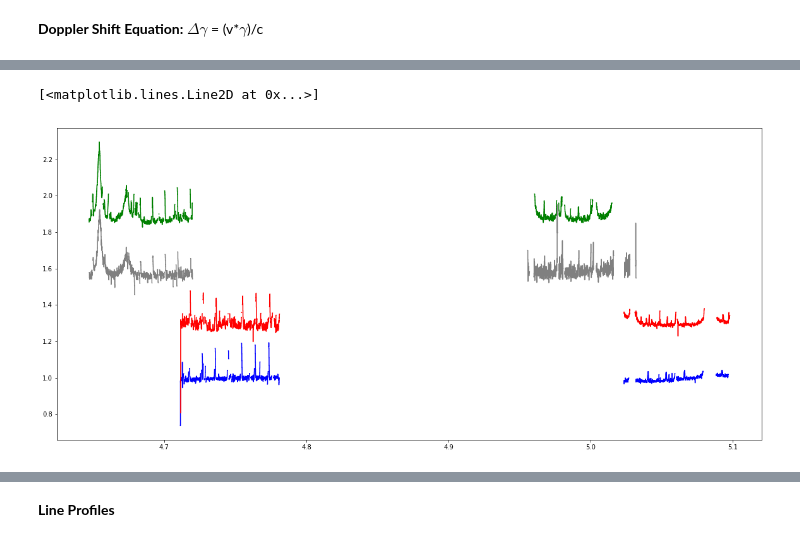
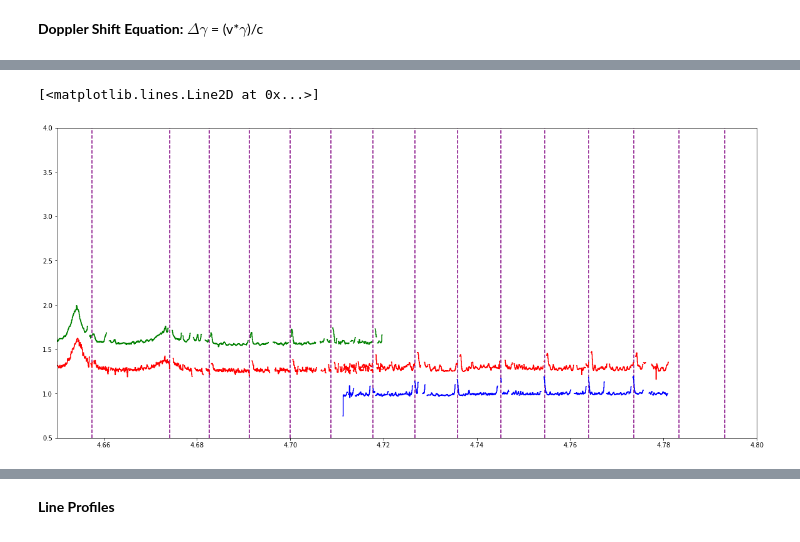
Before and after one commit to hanmars1822/summer_research, a Jupyter notebook: abaur_corrected_plots.ipynb, the cells around one changed output, grey strips where cells are left out. Cells and saved outputs as stored; diff of their text form; code cells hidden in the pictures.

```diff
--- a/abaur_corrected_plots.ipynb
+++ b/abaur_corrected_plots.ipynb
@@ -35,26 +32,19 @@ data20131223 = hdulist20131223[1].data
 #Telluric Cutoff
 no = 0.60
 from astropy.table import Table
-t = Table.read('/Users/hanna/Desktop/URSI/Summer_Research/ABAUR_20101213_glue.fits')
+t = Table.read('/Users/hanna/Desktop/URSI/ABAUR_20101213_glue.fits')
 df1213 = t.to_pandas()
 df1213 = DataFrame(df1213, columns = ['wave', 'div', 'src', 'std'])
 df1213.loc[df1213['std'] >0, 'std'] = (df1213['std']/1.302589514146253) #normalize
 df1213.loc[df1213['std'] <no, 'div'] = None
 
-t = Table.read('/Users/hanna/Desktop/URSI/Summer_Research/ABAUR_20121231_glue.fits')
+t = Table.read('/Users/hanna/Desktop/URSI/ABAUR_20121231_glue.fits')
 df1231 = t.to_pandas()
 df1231 = DataFrame(df1231, columns = ['wave', 'div', 'src', 'std'])
 df1231.loc[df1231['std'] >0, 'std'] = (df1231['std']/1.3036475482894394) #normalize
 df1231.loc[df1231['std'] <no, 'div'] = None
 
-
-t = Table.read('/Users/hanna/Desktop/URSI/Summer_Research/ABAUR_20130101_glue.fits')
-df0101 = t.to_pandas()
-df0101 = DataFrame(df0101, columns = ['wave', 'div', 'src', 'std'])
-df0101.loc[df0101['std'] >0, 'std'] = (df0101['std']/1.1775503345014968) #normalize
-df0101.loc[df0101['std'] <no, 'div'] = None
-
-t = Table.read('/Users/hanna/Desktop/URSI/Summer_Research/ABAUR_20131223_glue.fits')
+t = Table.read('/Users/hanna/Desktop/URSI/ABAUR_20131223_glue.fits')
 df1223 = t.to_pandas()
 df1223 = DataFrame(df1223, columns = ['wave', 'div', 'src', 'std'])
 df1223.loc[df1223['std'] >0, 'std'] = (df1223['std']/1.2383725618468646) #normalize
@@ -129,18 +107,25 @@ Adding an axes using the same arguments as a previous axes currently reuses the
 # %%
+out_all=extract_hitran_data('CO',4.6,5.2)  #astropy table
+lineflux_data=extract_vup(out_all,1)
+HitCO = lineflux_data['wave']
+
 fig =plt.figure(figsize(20,20))
 ax1 = fig.add_subplot(211)
 ax2 = fig.add_subplot(211)
 ax3 = fig.add_subplot(211)
-ax4 = fig.add_subplot(211)
 
 plt.plot()
+for xc in HitCO:
+    plt.axvline(x=xc, color='purple', linestyle='--')
+
+plt.xlim([4.65, 4.8])
+plt.ylim([0.5,4])
 ax1.plot(df1213['wave'],df1213['div'],linestyle='steps-mid', color = 'blue')
 ax2.plot(df1231['wave'],df1231['div']+0.3,linestyle='steps-mid', color = 'red')
-ax3.plot(df0101['wave'],df0101['div']+0.6,linestyle='steps-mid', color = 'grey')
-ax4.plot(df1223['wave'],df1223['div']+0.9,linestyle='steps-mid', color = 'green')
+ax3.plot(df1223['wave'],df1223['div']+0.6,linestyle='steps-mid', color = 'green')
 # %% [output]
 [<matplotlib.lines.Line2D at 0x...>]
-[figure, old version]
+[figure, new version]
 # %%
 low1 = 4.717
 high1 = 4.719
```
Also changed, not shown: parts of 8 cells of this notebook, 2 other files.
